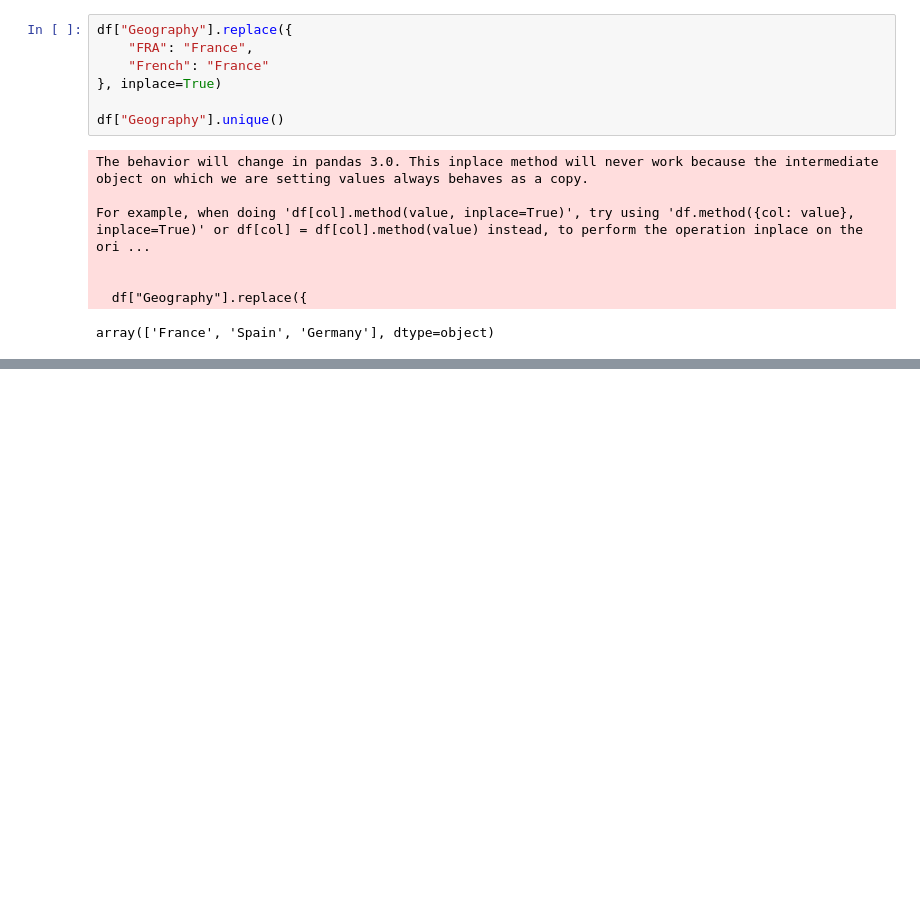
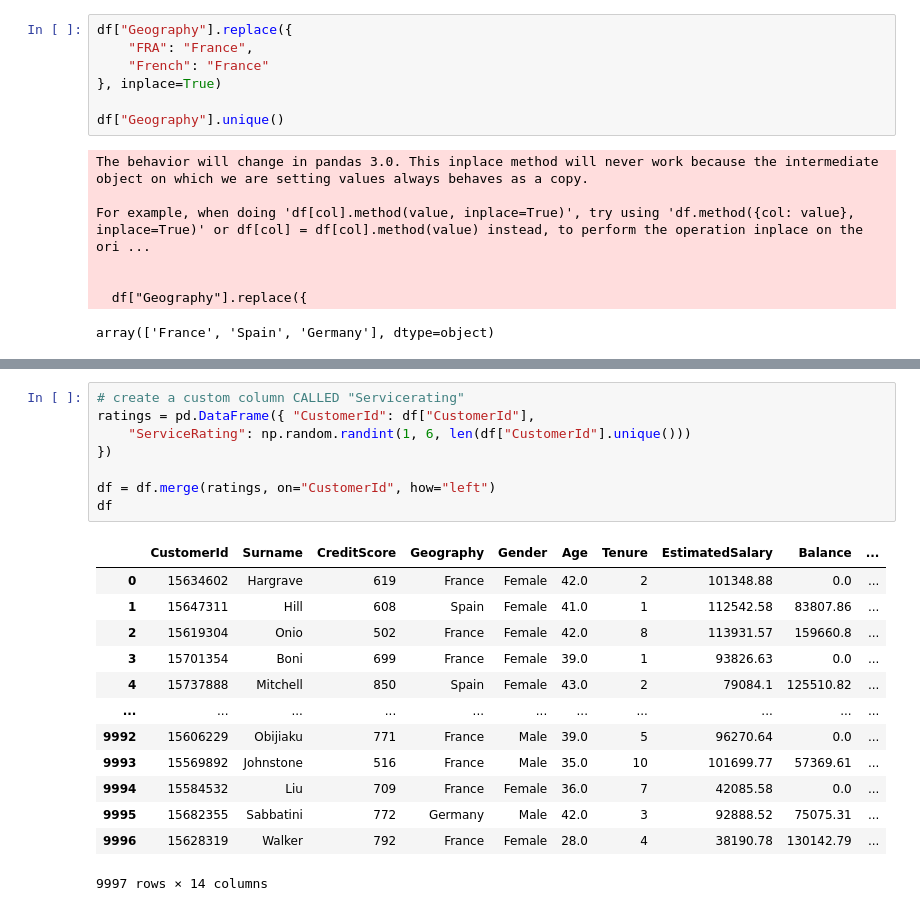
Before and after one commit to kwiver/data_science, a Jupyter notebook: bank_churn_analysis.ipynb, the cells around one changed output, grey strips where cells are left out. Drawn from its saved outputs; the diff is of its cells as text; blank space fills up the shorter version.

```diff
--- a/bank_churn_analysis.ipynb
+++ b/bank_churn_analysis.ipynb
@@ -156,0 +238,22 @@ array(['France', 'Spain', 'Germany'], dtype=object)
+# %%
+# create a custom column CALLED "Servicerating"
+ratings = pd.DataFrame({ "CustomerId": df["CustomerId"],
+    "ServiceRating": np.random.randint(1, 6, len(df["CustomerId"].unique()))
+})
+
+df = df.merge(ratings, on="CustomerId", how="left")
+df
+# %% [output]
+|  | CustomerId | Surname | CreditScore | Geography | Gender | Age | Tenure | EstimatedSalary | Balance | ... |
+| 0 | 15634602 | Hargrave | 619 | France | Female | 42.0 | 2 | 101348.88 | 0.0 | ... |
+| 1 | 15647311 | Hill | 608 | Spain | Female | 41.0 | 1 | 112542.58 | 83807.86 | ... |
+| 2 | 15619304 | Onio | 502 | France | Female | 42.0 | 8 | 113931.57 | 159660.8 | ... |
+| 3 | 15701354 | Boni | 699 | France | Female | 39.0 | 1 | 93826.63 | 0.0 | ... |
+| 4 | 15737888 | Mitchell | 850 | Spain | Female | 43.0 | 2 | 79084.1 | 125510.82 | ... |
+| ... | ... | ... | ... | ... | ... | ... | ... | ... | ... | ... |
+| 9992 | 15606229 | Obijiaku | 771 | France | Male | 39.0 | 5 | 96270.64 | 0.0 | ... |
+| 9993 | 15569892 | Johnstone | 516 | France | Male | 35.0 | 10 | 101699.77 | 57369.61 | ... |
+| 9994 | 15584532 | Liu | 709 | France | Female | 36.0 | 7 | 42085.58 | 0.0 | ... |
+| 9995 | 15682355 | Sabbatini | 772 | Germany | Male | 42.0 | 3 | 92888.52 | 75075.31 | ... |
+| 9996 | 15628319 | Walker | 792 | France | Female | 28.0 | 4 | 38190.78 | 130142.79 | ... |
+9997 rows × 14 columns
```
Also changed, not shown: parts of 9 cells of this notebook.
